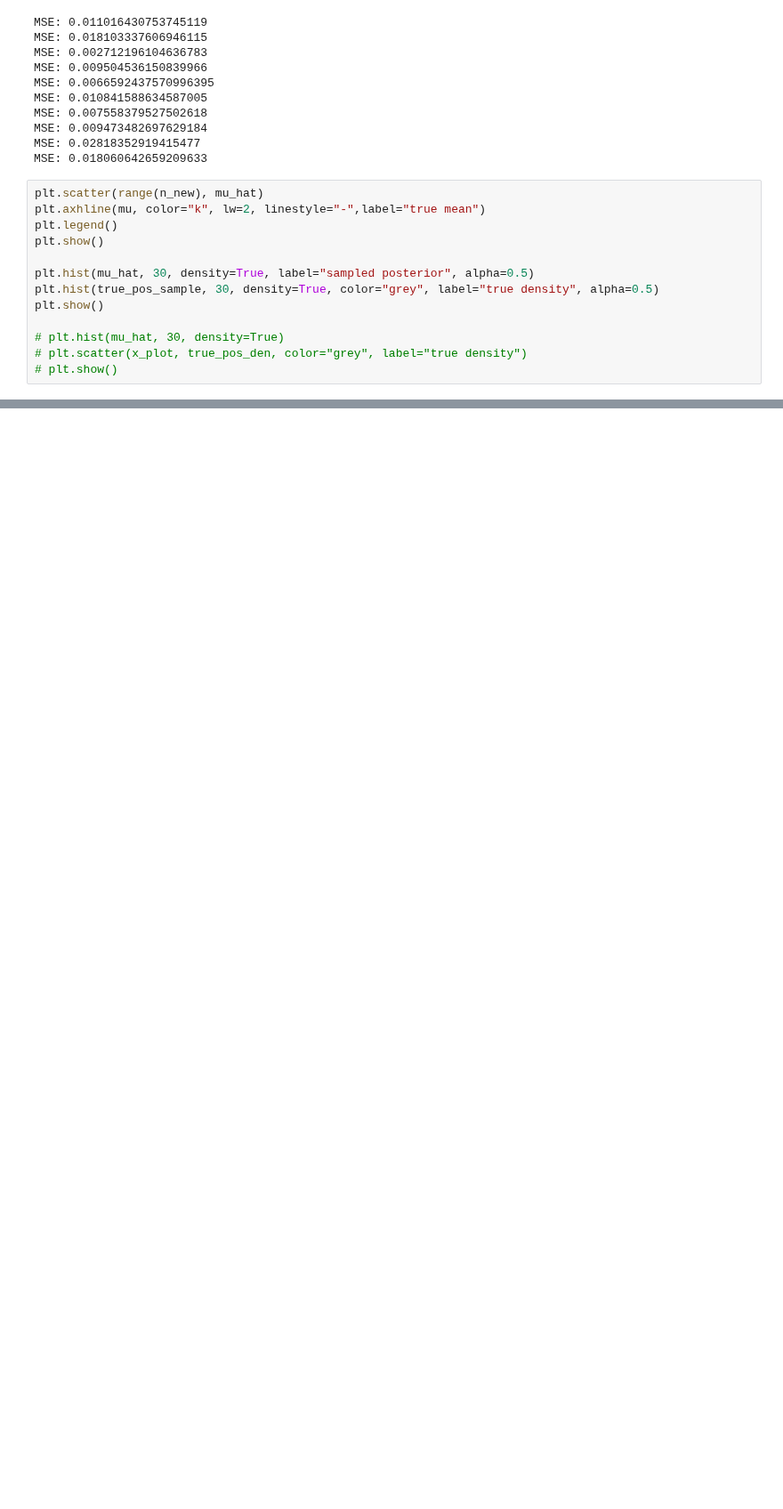
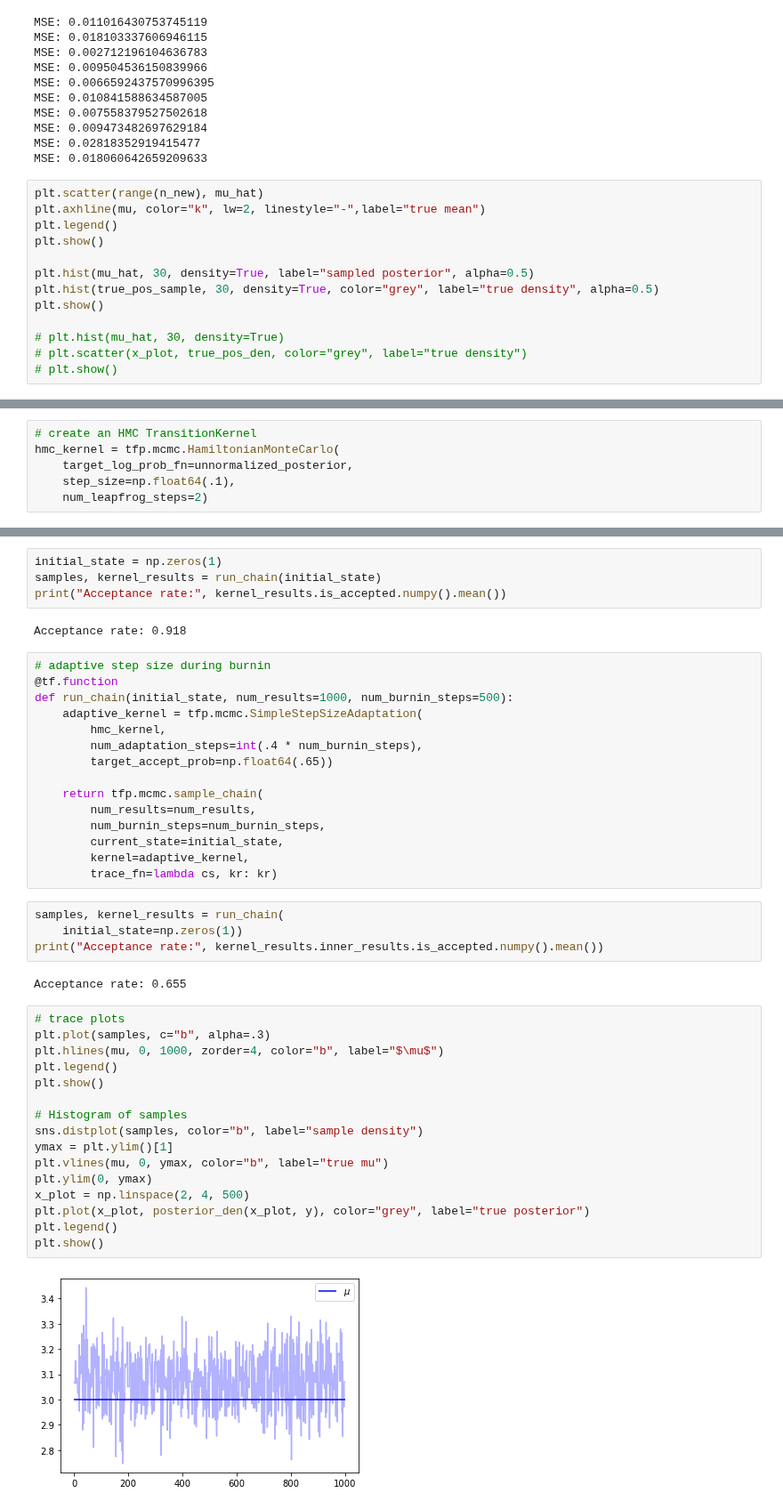
Before and after one commit to XingLLiu/u-stat-high-dim, a Jupyter notebook: example.ipynb, the cells around one changed output, grey strips where cells are left out. Shown at 89% size. Cells and saved outputs as stored; diff of their text form; blank space fills up the shorter version.

```diff
--- a/example.ipynb
+++ b/example.ipynb
@@ -187,0 +238,6 @@ plt.show()
+# %%
+# create an HMC TransitionKernel
+hmc_kernel = tfp.mcmc.HamiltonianMonteCarlo(
+    target_log_prob_fn=unnormalized_posterior,
+    step_size=np.float64(.1),
+    num_leapfrog_steps=2)
@@ -187,0 +254,45 @@ plt.show()
+# %%
+initial_state = np.zeros(1)
+samples, kernel_results = run_chain(initial_state)
+print("Acceptance rate:", kernel_results.is_accepted.numpy().mean())
+# %% [output]
+Acceptance rate: 0.918
+# %%
+# adaptive step size during burnin
+@tf.function
+def run_chain(initial_state, num_results=1000, num_burnin_steps=500):
+    adaptive_kernel = tfp.mcmc.SimpleStepSizeAdaptation(
+        hmc_kernel,
+        num_adaptation_steps=int(.4 * num_burnin_steps),
+        target_accept_prob=np.float64(.65))
+
+    return tfp.mcmc.sample_chain(
+        num_results=num_results,
+        num_burnin_steps=num_burnin_steps,
+        current_state=initial_state,
+        kernel=adaptive_kernel,
+        trace_fn=lambda cs, kr: kr)
+# %%
+samples, kernel_results = run_chain(
+    initial_state=np.zeros(1))
+print("Acceptance rate:", kernel_results.inner_results.is_accepted.numpy().mean())
+# %% [output]
+Acceptance rate: 0.655
+# %%
+# trace plots
+plt.plot(samples, c="b", alpha=.3)
+plt.hlines(mu, 0, 1000, zorder=4, color="b", label="$\mu$")
+plt.legend()
+plt.show()
+
+# Histogram of samples
+sns.distplot(samples, color="b", label="sample density")
+ymax = plt.ylim()[1]
+plt.vlines(mu, 0, ymax, color="b", label="true mu")
+plt.ylim(0, ymax)
+x_plot = np.linspace(2, 4, 500)
+plt.plot(x_plot, posterior_den(x_plot, y), color="grey", label="true posterior")
+plt.legend()
+plt.show()
+# %% [output]
+[figure, added]
```
Also changed, not shown: parts of 40 cells of this notebook, 8 other files.
